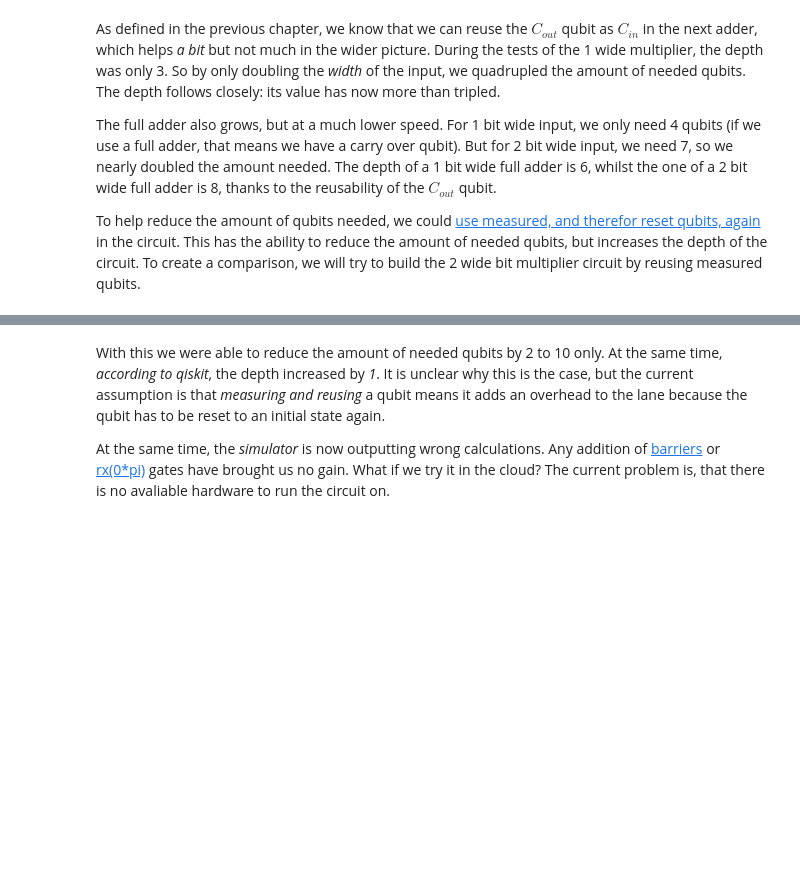
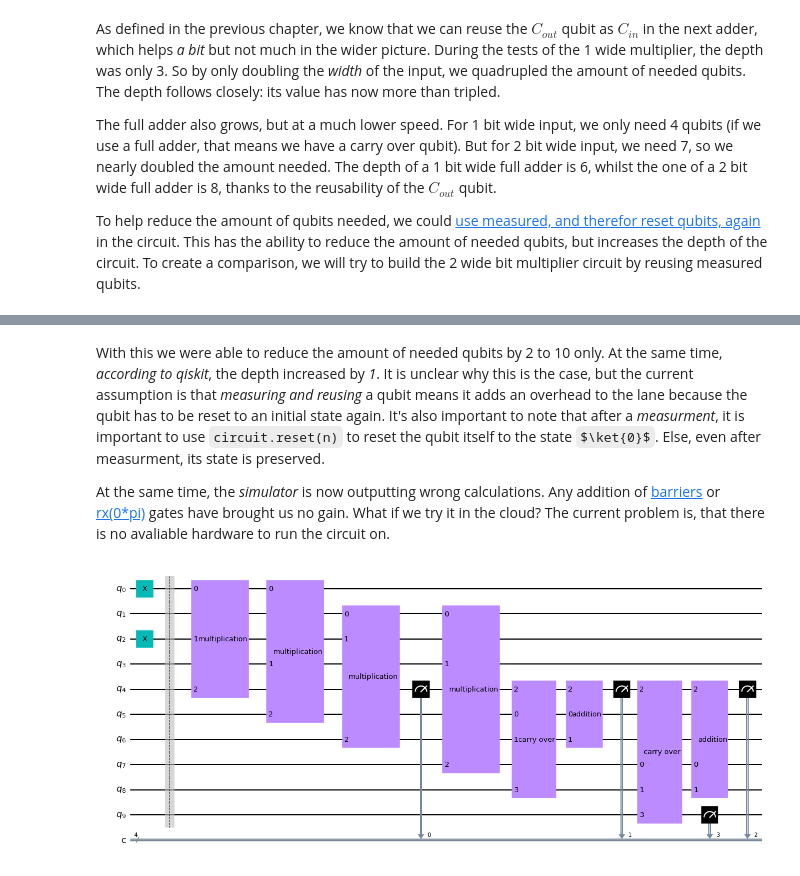
Before and after one commit to RicardoMonteiroSimoes/ZHAW_PAHS212, a Jupyter notebook: jupyter/multiplier_evaluation.ipynb, the cells around one changed output, grey strips where cells are left out. Drawn from its saved outputs; the diff is of its cells as text; code cells hidden in the pictures; some formulas as TeX source; blank space fills up the shorter version.

```diff
--- a/jupyter/multiplier_evaluation.ipynb
+++ b/jupyter/multiplier_evaluation.ipynb
@@ -481,4 +483,9 @@ Circuit depth: 12
 # %% [markdown]
 With this we were able to reduce the amount of needed qubits by 2 to 10 only. At the same time, _according to qiskit_, the depth increased by _1_. It is unclear why this is the case, but the current assumption is that _measuring and reusing_ a qubit means it adds an overhead to the lane because the qubit has to be reset to an initial state again.
+It's also important to note that after a _measurment_, it is important to use `circuit.reset(n)` to reset the qubit itself to the state $\ket{0}$. Else, even after measurment, its state is preserved.
 
 At the same time, the _simulator_ is now outputting wrong calculations. Any addition of [barriers](https://quantumcomputing.stackexchange.com/a/8371) or [rx(0*pi)](https://qiskit.org/documentation/stubs/qiskit.circuit.library.RXGate.html) gates have brought us no gain. What if we try it in the cloud? The current problem is, that there is no avaliable hardware to run the circuit on.
+# %%
+generate_circuit([0,1,0,1]).draw('mpl')
+# %% [output]
+[figure, added]
```
Also changed, not shown: parts of 3 cells of this notebook.
